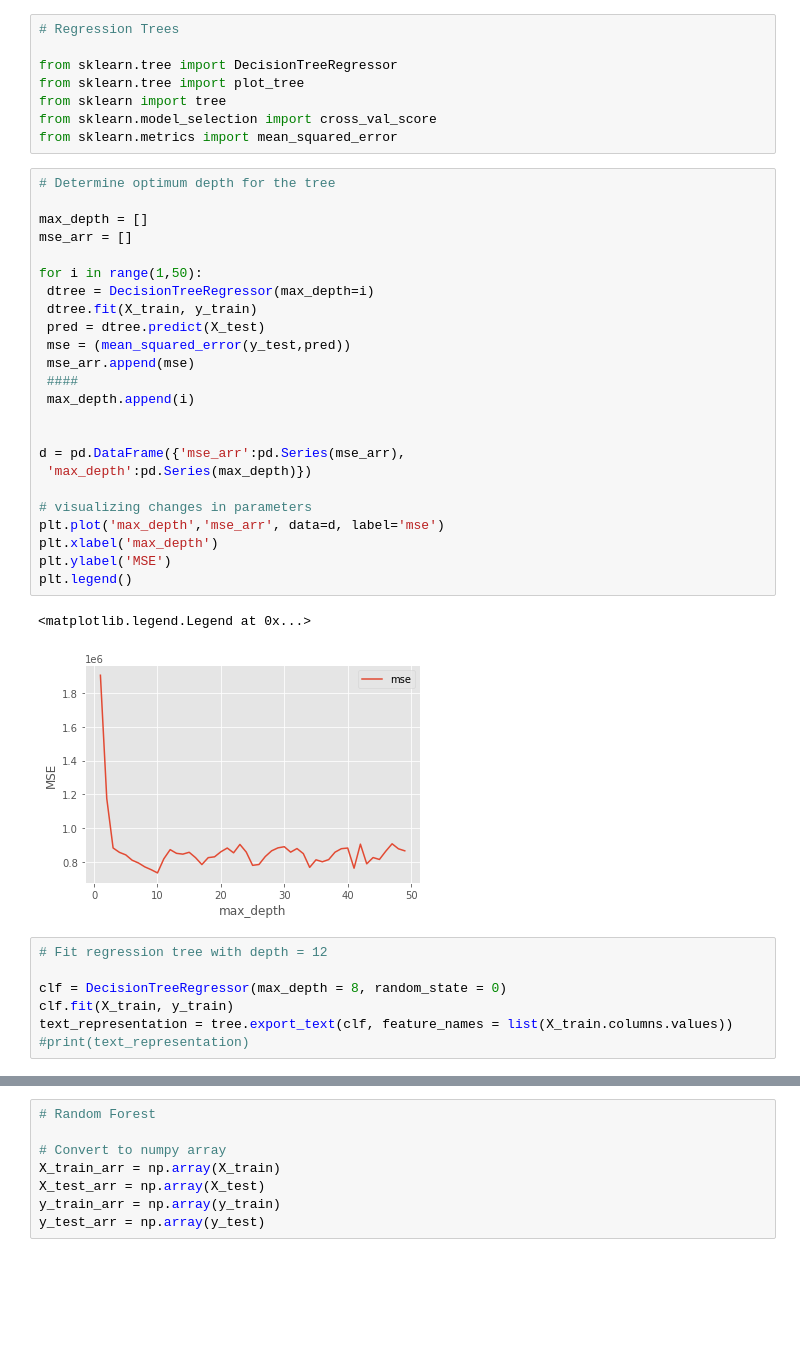
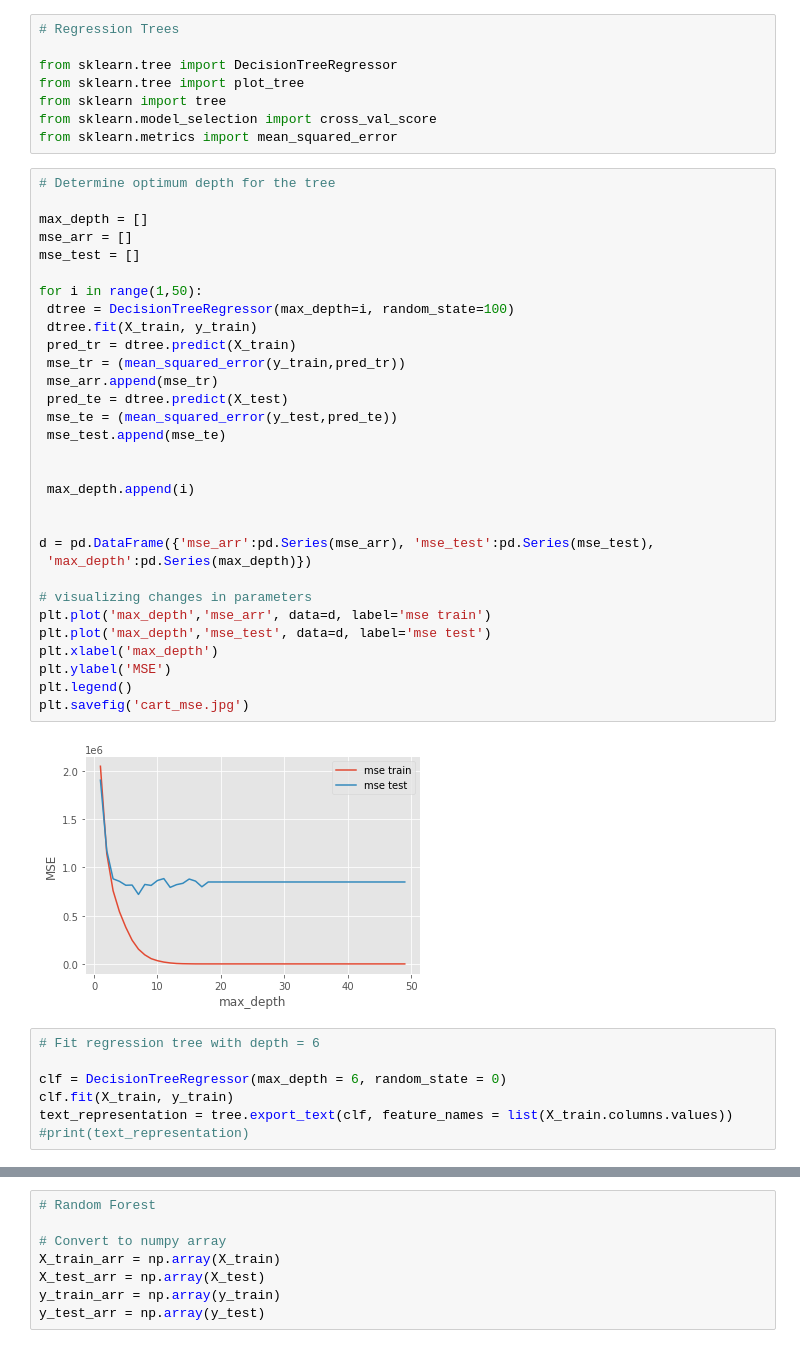
Before and after one commit to vedantw29/Data-Mining-Project, a Jupyter notebook: Data Mining Project.ipynb, the cells around one changed output, grey strips where cells are left out. Saved outputs shown, nothing was run; the diff lists cells and outputs as text; blank space fills up the shorter version.

```diff
--- a/Data Mining Project.ipynb
+++ b/Data Mining Project.ipynb
@@ -600,34 +613,40 @@ from sklearn.metrics import mean_squared_error
 # %%
 # Determine optimum depth for the tree
 
 max_depth = []
 mse_arr = []
+mse_test = []
 
 for i in range(1,50):
- dtree = DecisionTreeRegressor(max_depth=i)
+ dtree = DecisionTreeRegressor(max_depth=i, random_state=100)
  dtree.fit(X_train, y_train)
- pred = dtree.predict(X_test)
- mse = (mean_squared_error(y_test,pred))
- mse_arr.append(mse)
- ####
+ pred_tr = dtree.predict(X_train)
+ mse_tr = (mean_squared_error(y_train,pred_tr))
+ mse_arr.append(mse_tr)
+ pred_te = dtree.predict(X_test)
+ mse_te = (mean_squared_error(y_test,pred_te))
+ mse_test.append(mse_te)
+
+
  max_depth.append(i)
 
 
-d = pd.DataFrame({'mse_arr':pd.Series(mse_arr),
+d = pd.DataFrame({'mse_arr':pd.Series(mse_arr), 'mse_test':pd.Series(mse_test),
  'max_depth':pd.Series(max_depth)})
 
 # visualizing changes in parameters
-plt.plot('max_depth','mse_arr', data=d, label='mse')
+plt.plot('max_depth','mse_arr', data=d, label='mse train')
+plt.plot('max_depth','mse_test', data=d, label='mse test')
 plt.xlabel('max_depth')
 plt.ylabel('MSE')
 plt.legend()
+plt.savefig('cart_mse.jpg')
 # %% [output]
-<matplotlib.legend.Legend at 0x...>
-[figure, old version]
+[figure, new version]
 # %%
-# Fit regression tree with depth = 12
+# Fit regression tree with depth = 6
 
-clf = DecisionTreeRegressor(max_depth = 8, random_state = 0)
+clf = DecisionTreeRegressor(max_depth = 6, random_state = 0)
 clf.fit(X_train, y_train)
 text_representation = tree.export_text(clf, feature_names = list(X_train.columns.values))
 #print(text_representation)
```
Also changed, not shown: parts of 36 cells of this notebook, 2 other files.
